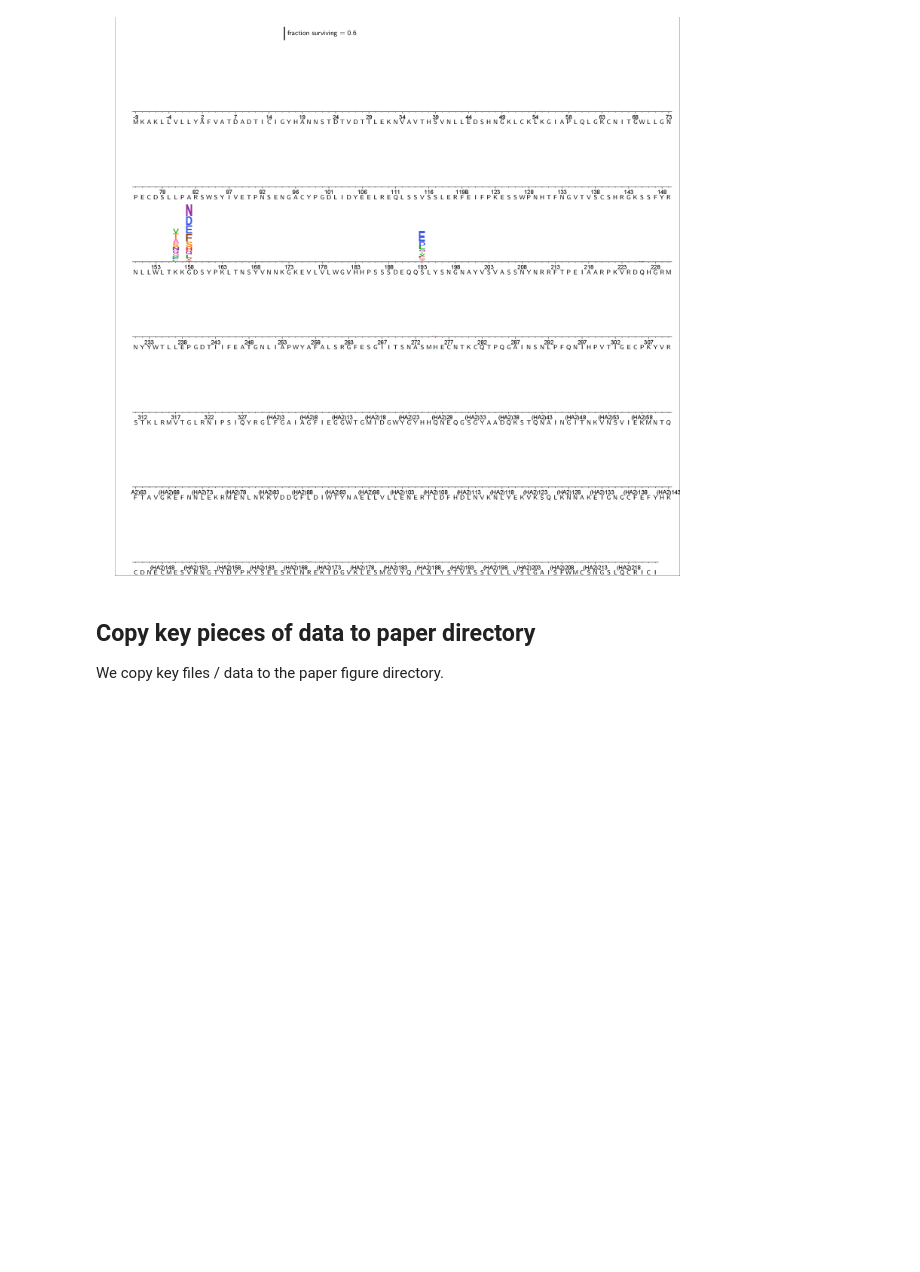
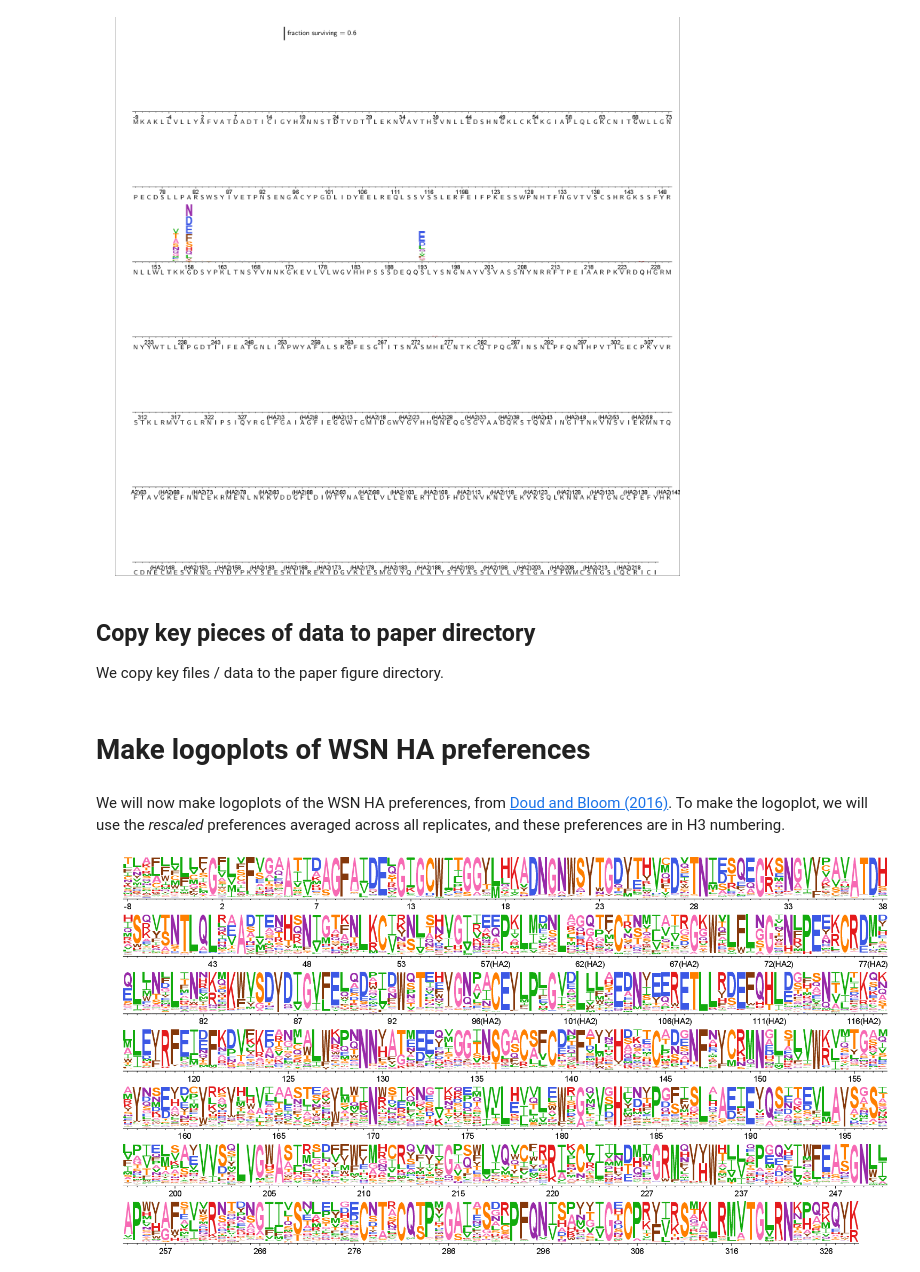
Before and after one commit to jbloomlab/HA_antibody_ease_of_escape, a Jupyter notebook: analysis_code/analysis_notebook.ipynb, the cells around one changed output. Saved outputs shown, nothing was run; the diff lists cells and outputs as text; code cells hidden in the pictures; blank space fills up the shorter version.

Commit message:
Make WSN HA logoplots

```diff
--- a/analysis_code/analysis_notebook.ipynb
+++ b/analysis_code/analysis_notebook.ipynb
@@ -58,9 +58,9 @@ fracsurviveaboveavgdir = os.path.join(resultsdir, 'fracsurviveaboveavg/')
 if not os.path.isdir(fracsurviveaboveavgdir):
     os.mkdir(fracsurviveaboveavgdir)
 
-pymoldir = os.path.join(resultsdir, 'pymol/')
-if not os.path.isdir(pymoldir):
-    os.mkdir(pymoldir)
+plotsdir = os.path.join(resultsdir, 'plots/')
+if not os.path.isdir(plotsdir):
+    os.mkdir(plotsdir)
 
 # CPUs to use, should not exceed the number you request with slurm
 ncpus = 4
@@ -525,3 +522,25 @@ figsdir = '../paper/figs/'
 !cp {' '.join(medianfiles)} {figsdir}/medianfracsurvivefiles/
 !cp {' '.join(medavgsitefiles)} {figsdir}/medianfracsurvivefiles/
 !cp {fracsurviveprefix}*avgfracsurvivecorr.pdf {figsdir}/corrs/
+# %% [markdown]
+# Make logoplots of WSN HA preferences
+# %% [markdown]
+We will now make logoplots of the WSN HA preferences, from [Doud and Bloom (2016)](http://www.mdpi.com/1999-4915/8/6/155).
+To make the logoplot, we will use the _rescaled_ preferences averaged across all replicates, and these preferences are in H3 numbering.
+# %%
+# Define preferences file
+prefsfile = './data/Overall-WSNHA_merged_prefs_rescaled_H3numbering.csv'
+
+logoname = 'WSNprefs-H3numbering'
+
+log = !dms2_logoplot \
+        --prefs {prefsfile} \
+        --name {logoname} \
+        --outdir {plotsdir} \
+        --nperline 81 \
+        --use_existing no
+
+logoplot = './results/plots/{0}_prefs.pdf'.format(logoname)
+showPDF(logoplot)
+# %% [output]
+[figure, added]
```
Also changed, not shown: parts of 1 cell of this notebook, 2 other files.
